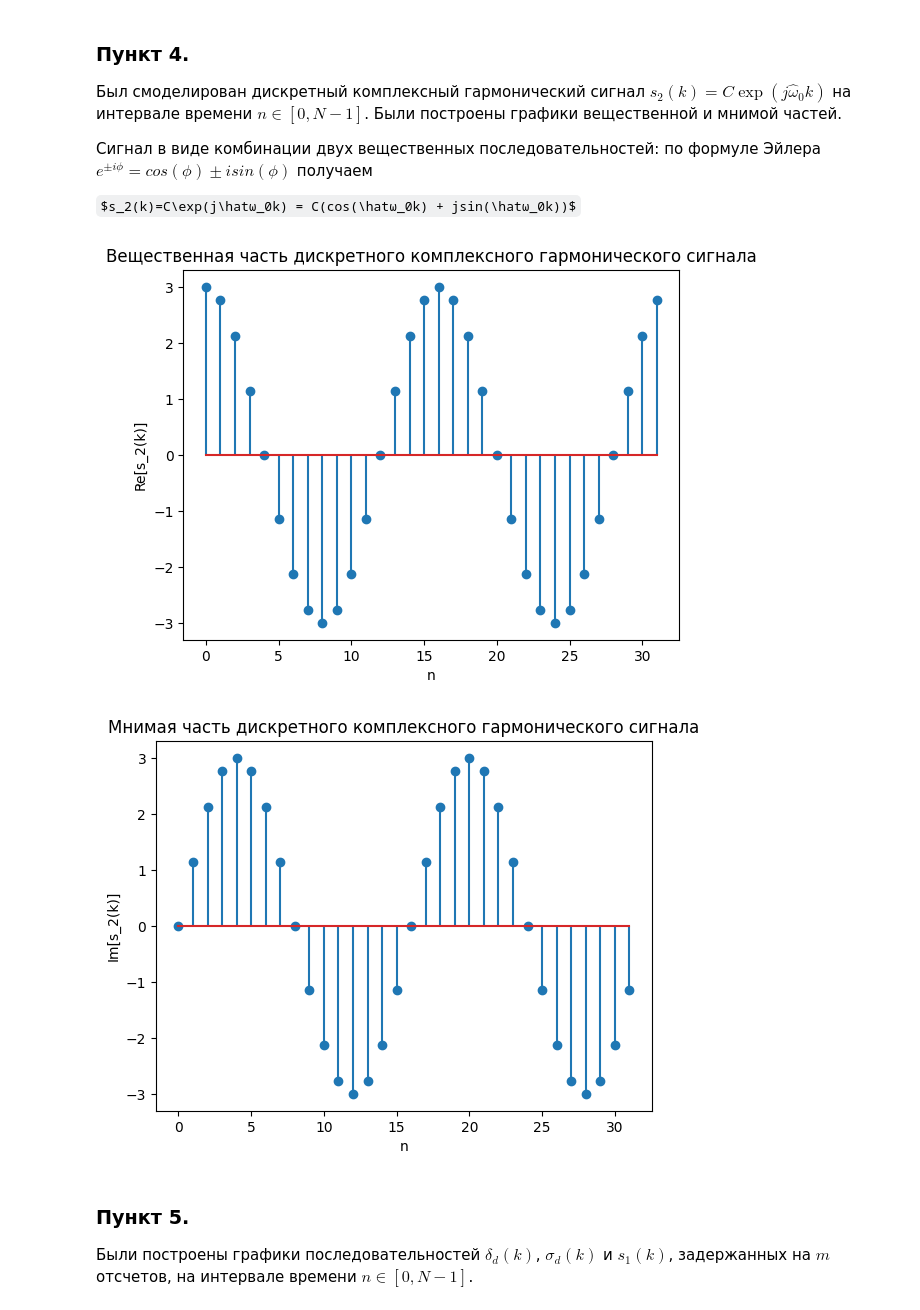
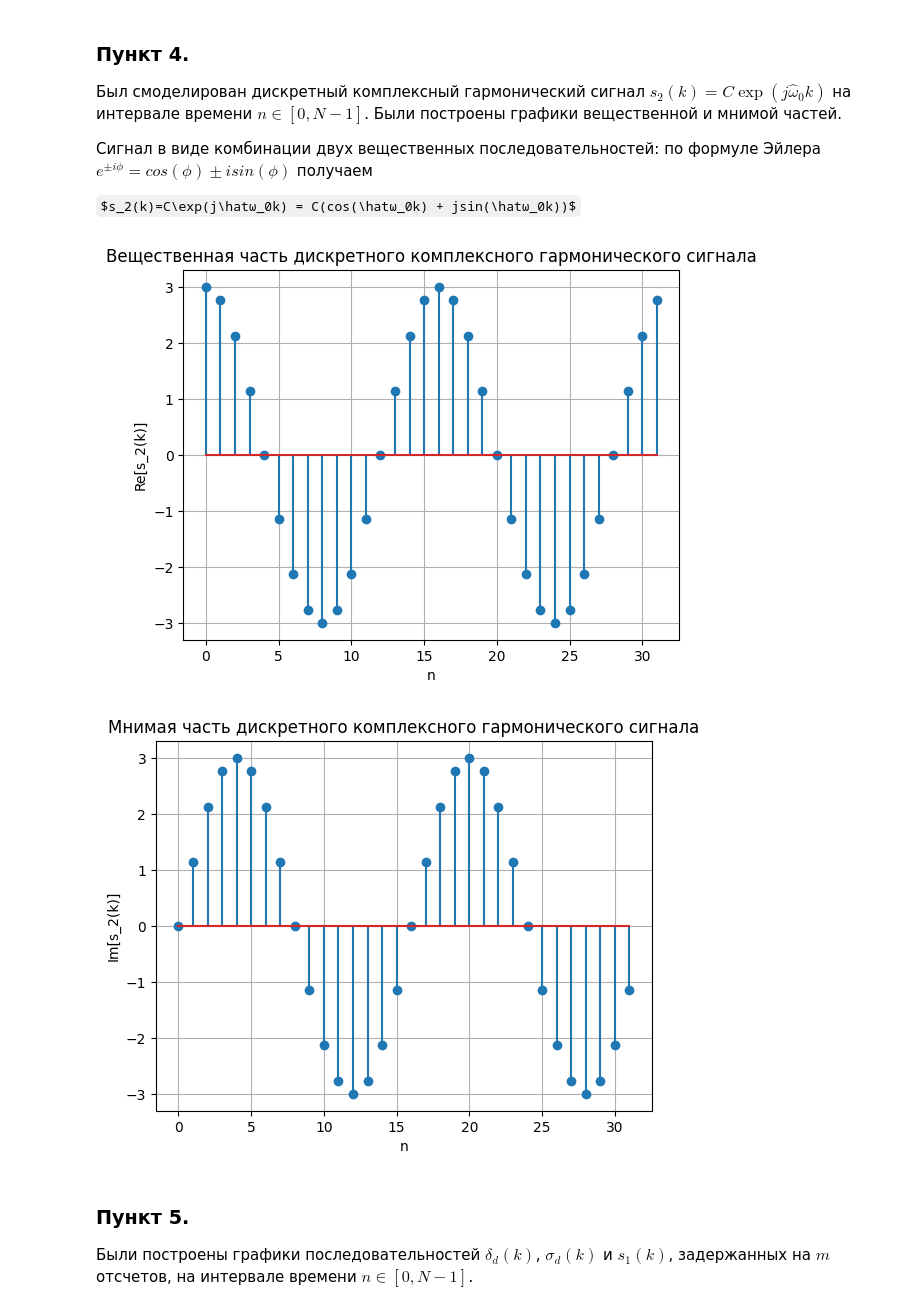
Before and after one commit to the-mvi/dsp-2023, a Jupyter notebook: 0382_Mikhailova_OD_Okhotnikova_GS/task1.ipynb, the cells around one changed output. Cells and saved outputs as stored; diff of their text form; code cells hidden in the pictures; some formulas as TeX source.

```diff
--- a/0382_Mikhailova_OD_Okhotnikova_GS/task1.ipynb
+++ b/0382_Mikhailova_OD_Okhotnikova_GS/task1.ipynb
@@ -204,23 +210,25 @@ plt.show()
 # %%
 # дискретный комплексный гармонический сигнал
 def s_2(k):
     return C*np.exp(1j*w0*k)
 
 # построение графиков
 plt.stem(n, s_2(n).real)
 plt.title('Вещественная часть дискретного комплексного гармонического сигнала')
 plt.xlabel('n')
 plt.ylabel('Re[s_2(k)]')
+plt.grid()
 plt.show()
 
 plt.stem(n, s_2(n).imag)
 plt.title('Мнимая часть дискретного комплексного гармонического сигнала')
 plt.xlabel('n')
 plt.ylabel('Im[s_2(k)]')
+plt.grid()
 plt.show()
 # %% [output]
-[figure, old version]
+[figure, new version]
-[figure, old version]
+[figure, new version]
 # %% [markdown]
 ### Пункт 5.
 
```
Also changed, not shown: parts of 4 cells of this notebook.
